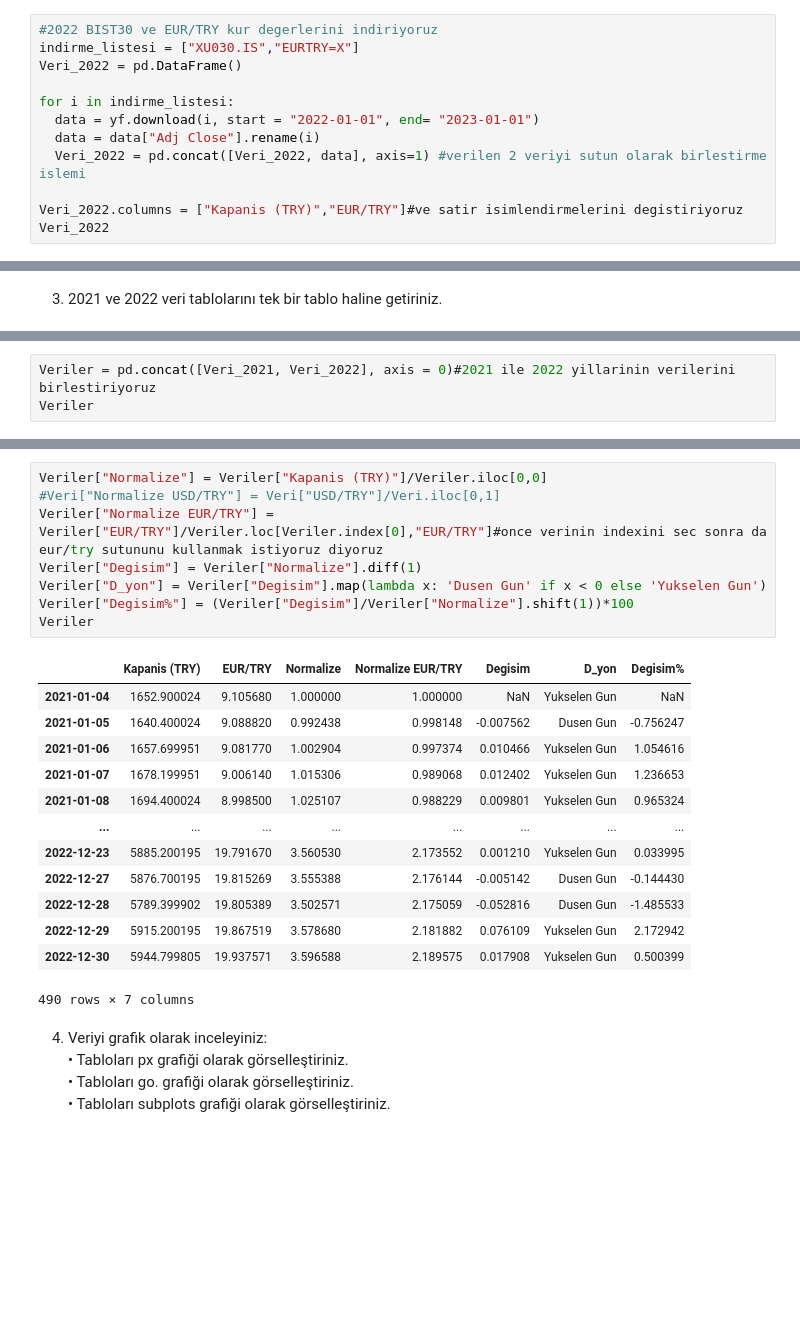
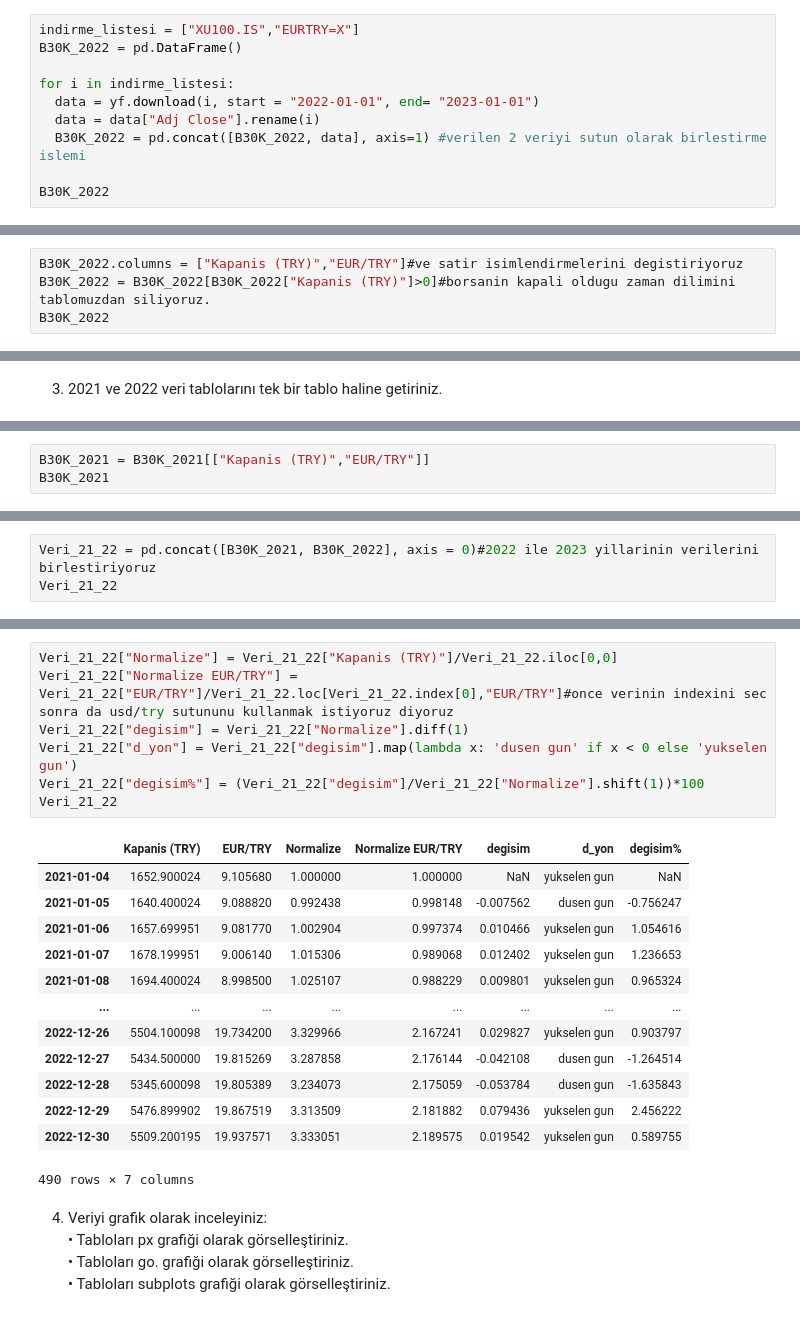
Before and after one commit to Recepurkun/GMKA_Recep_Urkun, a Jupyter notebook: Odev3_Python_Veri_Analizi_Egitimi__Recep_Ürkün.ipynb, the cells around one changed output, grey strips where cells are left out. Drawn from its saved outputs; the diff is of its cells as text; blank space fills up the shorter version.

```diff
--- a/Odev3_Python_Veri_Analizi_Egitimi__Recep_Ürkün.ipynb
+++ b/Odev3_Python_Veri_Analizi_Egitimi__Recep_Ürkün.ipynb
@@ -153,17 +204,15 @@ fig3.update_layout(title="Normalize EUR/TRY",
 # %% [markdown]
 1. <i> Yahoo Finance</i> sitesinden 2022 BIST30 ve EUR/TRY kur değerlerini indiriniz
 # %%
-#2022 BIST30 ve EUR/TRY kur degerlerini indiriyoruz
-indirme_listesi = ["XU030.IS","EURTRY=X"]
-Veri_2022 = pd.DataFrame()
+indirme_listesi = ["XU100.IS","EURTRY=X"]
+B30K_2022 = pd.DataFrame()
 
 for i in indirme_listesi:
   data = yf.download(i, start = "2022-01-01", end= "2023-01-01")
   data = data["Adj Close"].rename(i)
-  Veri_2022 = pd.concat([Veri_2022, data], axis=1) #verilen 2 veriyi sutun olarak birlestirme islemi
+  B30K_2022 = pd.concat([B30K_2022, data], axis=1) #verilen 2 veriyi sutun olarak birlestirme islemi
 
-Veri_2022.columns = ["Kapanis (TRY)","EUR/TRY"]#ve satir isimlendirmelerini degistiriyoruz
-Veri_2022
+B30K_2022
 # %% [output]
 [*********************100%***********************]  1 of 1 completed
 [*********************100%***********************]  1 of 1 completed
@@ -202,0 +234,4 @@ Veri_2022
+# %%
+B30K_2022.columns = ["Kapanis (TRY)","EUR/TRY"]#ve satir isimlendirmelerini degistiriyoruz
+B30K_2022 = B30K_2022[B30K_2022["Kapanis (TRY)"]>0]#borsanin kapali oldugu zaman dilimini tablomuzdan siliyoruz.
+B30K_2022
@@ -233,0 +254,3 @@ Veri_2021
+# %%
+B30K_2021 = B30K_2021[["Kapanis (TRY)","EUR/TRY"]]
+B30K_2021
@@ -234,6 +272,6 @@ Veri_2021
 # %%
-Veriler = pd.concat([Veri_2021, Veri_2022], axis = 0)#2021 ile 2022 yillarinin verilerini birlestiriyoruz
-Veriler
+Veri_21_22 = pd.concat([B30K_2021, B30K_2022], axis = 0)#2022 ile 2023 yillarinin verilerini birlestiriyoruz
+Veri_21_22
 # %% [output]
 |  | Kapanis (TRY) | EUR/TRY |
 | 2021-01-04 | 1652.900024 | 9.105680 |
@@ -250,25 +288,24 @@ Veriler
 490 rows × 2 columns
 # %%
-Veriler["Normalize"] = Veriler["Kapanis (TRY)"]/Veriler.iloc[0,0]
-#Veri["Normalize USD/TRY"] = Veri["USD/TRY"]/Veri.iloc[0,1]
-Veriler["Normalize EUR/TRY"] = Veriler["EUR/TRY"]/Veriler.loc[Veriler.index[0],"EUR/TRY"]#once verinin indexini sec sonra da eur/try sutununu kullanmak istiyoruz diyoruz
-Veriler["Degisim"] = Veriler["Normalize"].diff(1)
-Veriler["D_yon"] = Veriler["Degisim"].map(lambda x: 'Dusen Gun' if x < 0 else 'Yukselen Gun')
-Veriler["Degisim%"] = (Veriler["Degisim"]/Veriler["Normalize"].shift(1))*100
-Veriler
+Veri_21_22["Normalize"] = Veri_21_22["Kapanis (TRY)"]/Veri_21_22.iloc[0,0]
+Veri_21_22["Normalize EUR/TRY"] = Veri_21_22["EUR/TRY"]/Veri_21_22.loc[Veri_21_22.index[0],"EUR/TRY"]#once verinin indexini sec sonra da usd/try sutununu kullanmak istiyoruz diyoruz
+Veri_21_22["degisim"] = Veri_21_22["Normalize"].diff(1)
+Veri_21_22["d_yon"] = Veri_21_22["degisim"].map(lambda x: 'dusen gun' if x < 0 else 'yukselen gun')
+Veri_21_22["degisim%"] = (Veri_21_22["degisim"]/Veri_21_22["Normalize"].shift(1))*100
+Veri_21_22
 # %% [output]
-|  | Kapanis (TRY) | EUR/TRY | Normalize | Normalize EUR/TRY | Degisim | D_yon | Degisim% |
-| 2021-01-04 | 1652.900024 | 9.105680 | 1.000000 | 1.000000 | NaN | Yukselen Gun | NaN |
-| 2021-01-05 | 1640.400024 | 9.088820 | 0.992438 | 0.998148 | -0.007562 | Dusen Gun | -0.756247 |
-| 2021-01-06 | 1657.699951 | 9.081770 | 1.002904 | 0.997374 | 0.010466 | Yukselen Gun | 1.054616 |
-| 2021-01-07 | 1678.199951 | 9.006140 | 1.015306 | 0.989068 | 0.012402 | Yukselen Gun | 1.236653 |
-| 2021-01-08 | 1694.400024 | 8.998500 | 1.025107 | 0.988229 | 0.009801 | Yukselen Gun | 0.965324 |
+|  | Kapanis (TRY) | EUR/TRY | Normalize | Normalize EUR/TRY | degisim | d_yon | degisim% |
+| 2021-01-04 | 1652.900024 | 9.105680 | 1.000000 | 1.000000 | NaN | yukselen gun | NaN |
+| 2021-01-05 | 1640.400024 | 9.088820 | 0.992438 | 0.998148 | -0.007562 | dusen gun | -0.756247 |
+| 2021-01-06 | 1657.699951 | 9.081770 | 1.002904 | 0.997374 | 0.010466 | yukselen gun | 1.054616 |
+| 2021-01-07 | 1678.199951 | 9.006140 | 1.015306 | 0.989068 | 0.012402 | yukselen gun | 1.236653 |
+| 2021-01-08 | 1694.400024 | 8.998500 | 1.025107 | 0.988229 | 0.009801 | yukselen gun | 0.965324 |
 | ... | ... | ... | ... | ... | ... | ... | ... |
-| 2022-12-23 | 5885.200195 | 19.791670 | 3.560530 | 2.173552 | 0.001210 | Yukselen Gun | 0.033995 |
-| 2022-12-27 | 5876.700195 | 19.815269 | 3.555388 | 2.176144 | -0.005142 | Dusen Gun | -0.144430 |
-| 2022-12-28 | 5789.399902 | 19.805389 | 3.502571 | 2.175059 | -0.052816 | Dusen Gun | -1.485533 |
-| 2022-12-29 | 5915.200195 | 19.867519 | 3.578680 | 2.181882 | 0.076109 | Yukselen Gun | 2.172942 |
-| 2022-12-30 | 5944.799805 | 19.937571 | 3.596588 | 2.189575 | 0.017908 | Yukselen Gun | 0.500399 |
+| 2022-12-26 | 5504.100098 | 19.734200 | 3.329966 | 2.167241 | 0.029827 | yukselen gun | 0.903797 |
+| 2022-12-27 | 5434.500000 | 19.815269 | 3.287858 | 2.176144 | -0.042108 | dusen gun | -1.264514 |
+| 2022-12-28 | 5345.600098 | 19.805389 | 3.234073 | 2.175059 | -0.053784 | dusen gun | -1.635843 |
+| 2022-12-29 | 5476.899902 | 19.867519 | 3.313509 | 2.181882 | 0.079436 | yukselen gun | 2.456222 |
+| 2022-12-30 | 5509.200195 | 19.937571 | 3.333051 | 2.189575 | 0.019542 | yukselen gun | 0.589755 |
 490 rows × 7 columns
 # %% [markdown]
 4. Veriyi grafik olarak inceleyiniz:<br>
```
Also changed, not shown: parts of 21 cells of this notebook.
